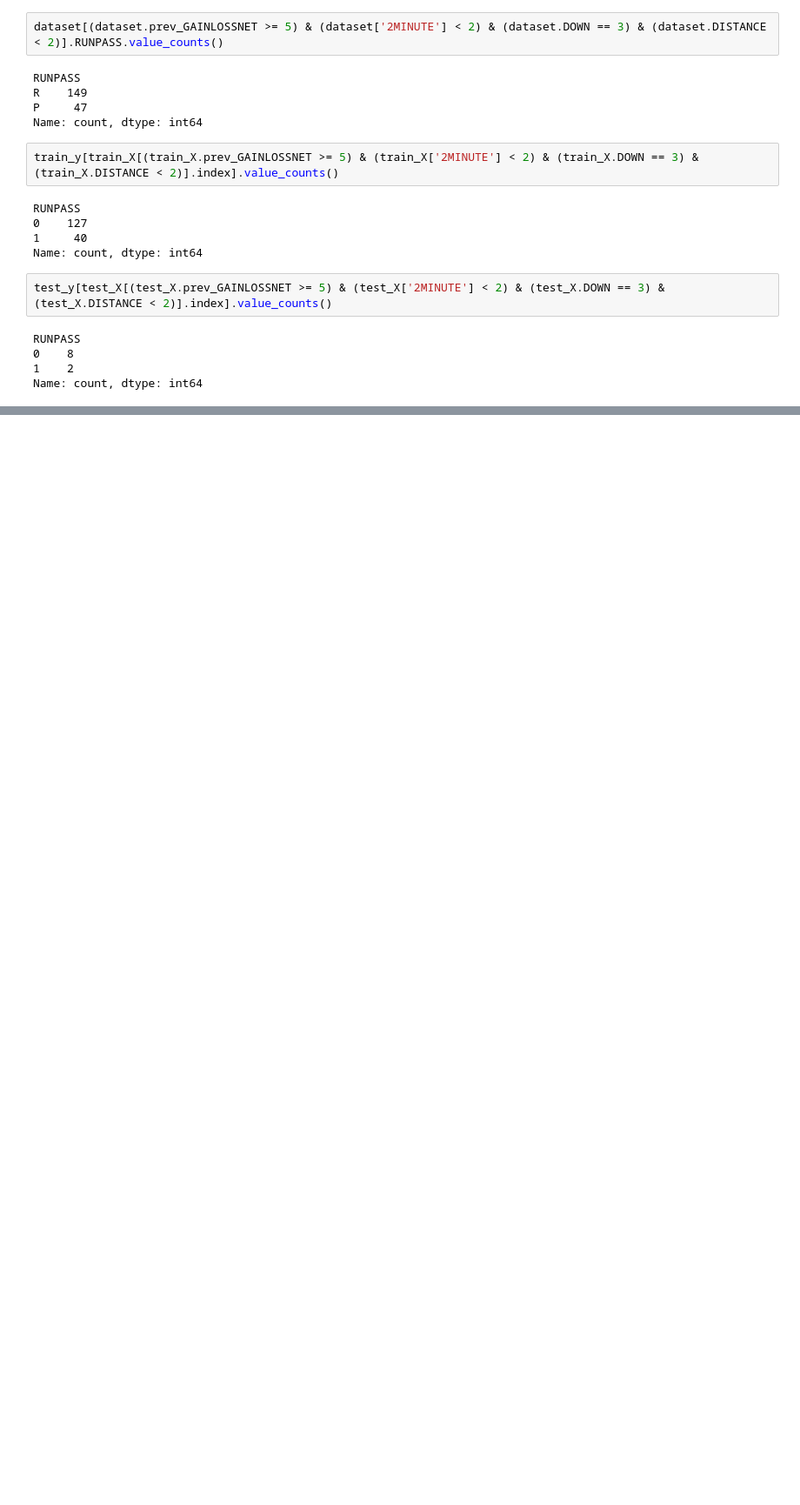
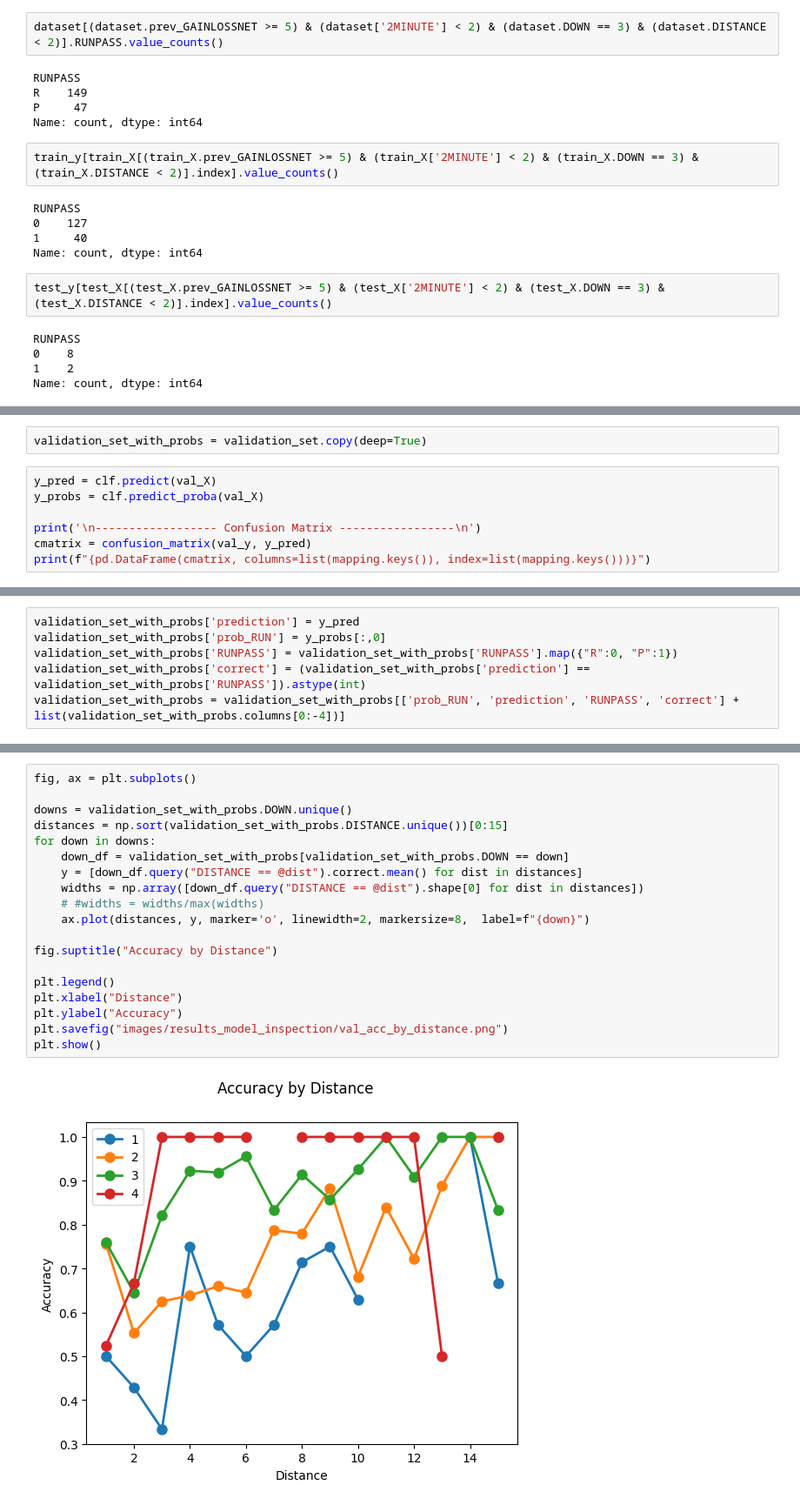
Before and after one commit to scottmaran/run_pass_prediction, a Jupyter notebook: view_model_outputs.ipynb, the cells around one changed output, grey strips where cells are left out. Shown at 87% size. Drawn from its saved outputs; the diff is of its cells as text; blank space fills up the shorter version.

```diff
--- a/view_model_outputs.ipynb
+++ b/view_model_outputs.ipynb
@@ -252,0 +218,9 @@ Name: count, dtype: int64
+# %%
+validation_set_with_probs = validation_set.copy(deep=True)
+# %%
+y_pred = clf.predict(val_X)
+y_probs = clf.predict_proba(val_X)
+
+print('\n------------------ Confusion Matrix -----------------\n')
+cmatrix = confusion_matrix(val_y, y_pred)
+print(f"{pd.DataFrame(cmatrix, columns=list(mapping.keys()), index=list(mapping.keys()))}")
@@ -252,0 +233,6 @@ Name: count, dtype: int64
+# %%
+validation_set_with_probs['prediction'] = y_pred
+validation_set_with_probs['prob_RUN'] = y_probs[:,0]
+validation_set_with_probs['RUNPASS'] = validation_set_with_probs['RUNPASS'].map({"R":0, "P":1})
+validation_set_with_probs['correct'] = (validation_set_with_probs['prediction'] == validation_set_with_probs['RUNPASS']).astype(int)
+validation_set_with_probs = validation_set_with_probs[['prob_RUN', 'prediction', 'RUNPASS', 'correct'] + list(validation_set_with_probs.columns[0:-4])]
@@ -252,0 +248,21 @@ Name: count, dtype: int64
+# %%
+fig, ax = plt.subplots()
+
+downs = validation_set_with_probs.DOWN.unique()
+distances = np.sort(validation_set_with_probs.DISTANCE.unique())[0:15]
+for down in downs:
+    down_df = validation_set_with_probs[validation_set_with_probs.DOWN == down]
+    y = [down_df.query("DISTANCE == @dist").correct.mean() for dist in distances]
+    widths = np.array([down_df.query("DISTANCE == @dist").shape[0] for dist in distances])
+    # #widths = widths/max(widths)
+    ax.plot(distances, y, marker='o', linewidth=2, markersize=8,  label=f"{down}")
+
+fig.suptitle("Accuracy by Distance")
+
+plt.legend()
+plt.xlabel("Distance")
+plt.ylabel("Accuracy")
+plt.savefig("images/results_model_inspection/val_acc_by_distance.png")
+plt.show()
+# %% [output]
+[figure, added]
```
Also changed, not shown: parts of 16 cells of this notebook, 10 other files.
